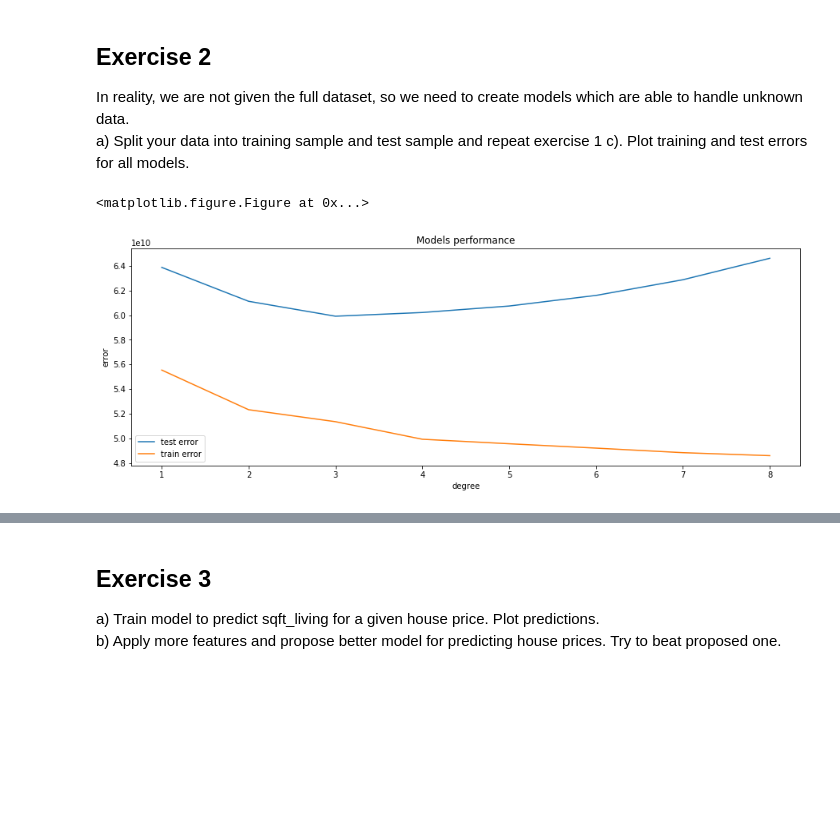
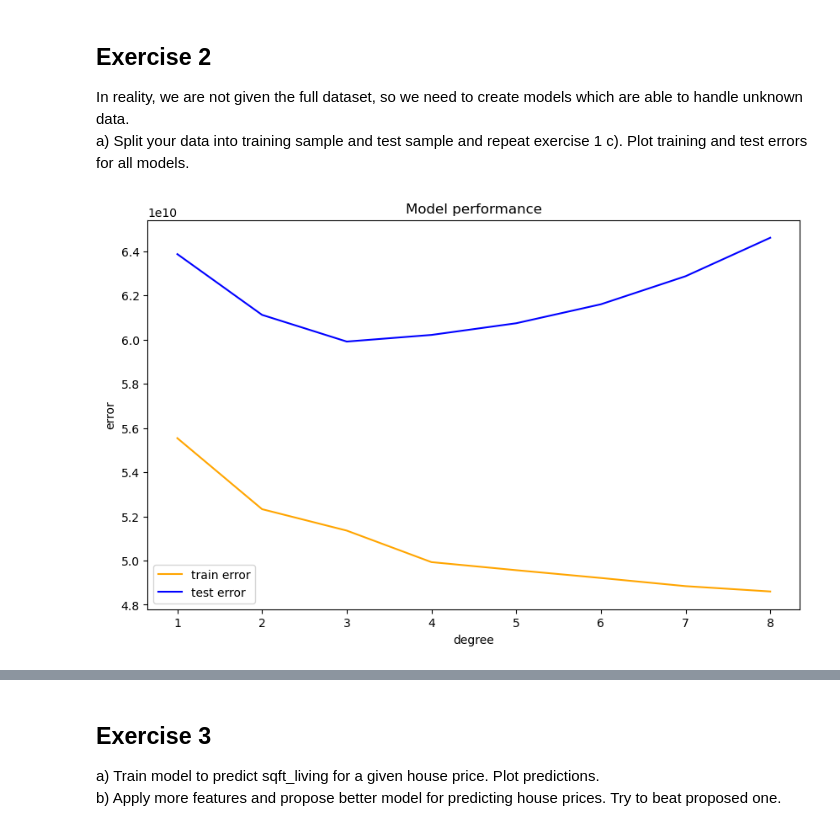
Before and after one commit to adamzulu123/Introduction-to-data-analysis, a Jupyter notebook: Notebook2/Assignment_2_without_code.ipynb, the cells around one changed output, grey strips where cells are left out. Drawn from its saved outputs; the diff is of its cells as text; code cells hidden in the pictures; blank space fills up the shorter version.

```diff
--- a/Notebook2/Assignment_2_without_code.ipynb
+++ b/Notebook2/Assignment_2_without_code.ipynb
@@ -58,14 +146,41 @@ for order in range(1,9):
 ## Exercise 2
 In reality, we are not given the full dataset, so we need to create models which are able to handle unknown data.
 a) Split your data into training sample and test sample and repeat exercise 1 c). Plot training and test errors for all models.
-# %%
-#a)
-
-for order in range(1,9):
-
-    X_train, X_test, y_train, y_test = train_test_split(X_order, y, test_size=0.3, random_state=44)
-
-    ...
-# %% [output]
-<matplotlib.figure.Figure at 0x...>
-[figure, removed]
+# %%
+#a)
+
+train_errors = []
+test_errors = []
+
+for order in range(1,9):
+
+    poly = PolynomialFeatures(order, include_bias=False)
+    X_order = poly.fit_transform(X)
+
+    X_train, X_test, y_train, y_test = train_test_split(X_order, y, test_size=0.3, random_state=44)
+
+    #model training and predicting
+    model = LinearRegression()
+    model.fit(X_train, y_train)
+
+    y_pred_train = model.predict(X_train)
+    y_pred_test = model.predict(X_test)
+
+    #calculating error
+    mse_train = mean_squared_error(y_train, y_pred_train)
+    train_errors.append(mse_train)
+    mse_test = mean_squared_error(y_test, y_pred_test)
+    test_errors.append(mse_test)
+
+
+plt.figure(figsize=(10, 6))
+plt.plot(range(1,9), train_errors, color='orange', label='train error')
+plt.plot(range(1,9), test_errors, color='blue', label='test error')
+plt.xlabel('degree')
+plt.ylabel('error')
+plt.title('Model performance')
+
+plt.legend()
+plt.show()
+# %% [output]
+[figure, added]
```
Also changed, not shown: parts of 19 cells of this notebook, 4 other files.
